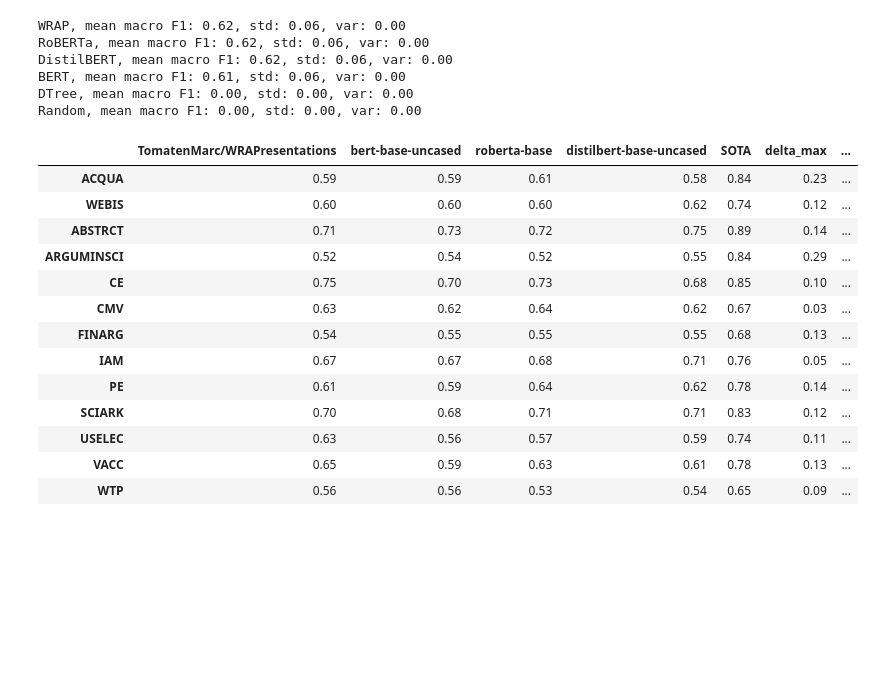
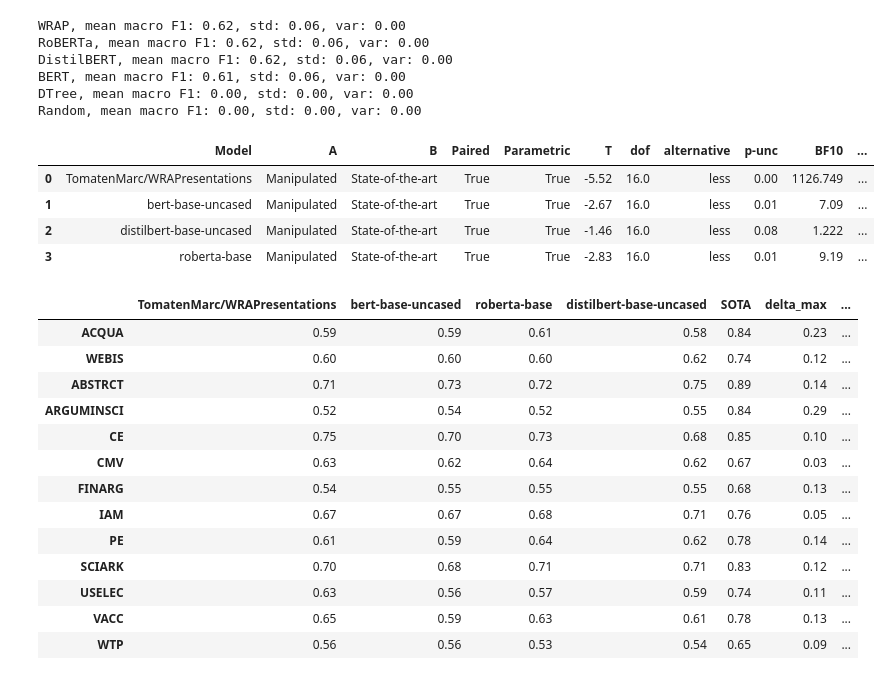
Before and after one commit to TomatenMarc/Limited-Generalizability, a Jupyter notebook: notebooks/results.ipynb, the cells around one changed output. Saved outputs shown, nothing was run; the diff lists cells and outputs as text; code cells hidden in the pictures; blank space fills up the shorter version.

```diff
--- a/notebooks/results.ipynb
+++ b/notebooks/results.ipynb
@@ -1184,6 +1184,34 @@ DistilBERT, mean macro F1: 0.62, std: 0.06, var: 0.00
 BERT, mean macro F1: 0.61, std: 0.06, var: 0.00
 DTree, mean macro F1: 0.00, std: 0.00, var: 0.00
 Random, mean macro F1: 0.00, std: 0.00, var: 0.00
+# %%
+df_sota_leave_42 = df_leave_long[df_leave_long["seed"] == "42"]
+df_sota_leave_42.loc[:, "stage"] = "State-of-the-art"
+df_manipulated_42 = df_leave_manipulated_long[df_leave_manipulated_long["seed"] == "42"]
+df_manipulated_42.loc[:, "stage"] = "Manipulated"
+
+df_showdown_leave = pd.concat([df_sota_leave_42, df_manipulated_42])
+pairwise_results_leave = df_showdown_leave.groupby("model").apply(
+    lambda x: pg.pairwise_tests(
+        data=x,
+        dv="macro_f1",
+        within="stage",
+        subject="pair",
+        alternative="less",
+        padjust="bonf",
+        effsize="cohen",
+        correction=True
+    ).assign(Model=x["model"].iloc[0])
+).reset_index(drop=True)
+pairwise_results_leave = pairwise_results_leave.drop(columns=["Contrast"])
+pairwise_results_leave = pairwise_results_leave[["Model"] + [col for col in pairwise_results_leave.columns if col != "Model"]]
+pairwise_results_leave.round(2)
+# %% [output]
+|  | Model | A | B | Paired | Parametric | T | dof | alternative | p-unc | BF10 | ... |
+| 0 | TomatenMarc/WRAPresentations | Manipulated | State-of-the-art | True | True | -5.52 | 16.0 | less | 0.00 | 1126.749 | ... |
+| 1 | bert-base-uncased | Manipulated | State-of-the-art | True | True | -2.67 | 16.0 | less | 0.01 | 7.09 | ... |
+| 2 | distilbert-base-uncased | Manipulated | State-of-the-art | True | True | -1.46 | 16.0 | less | 0.08 | 1.222 | ... |
+| 3 | roberta-base | Manipulated | State-of-the-art | True | True | -2.83 | 16.0 | less | 0.01 | 9.19 | ... |
 # %%
 content_matrix = pd.concat([
     leave_manipulated_wrap_42,
```
Also changed, not shown: parts of 1 cell of this notebook.
